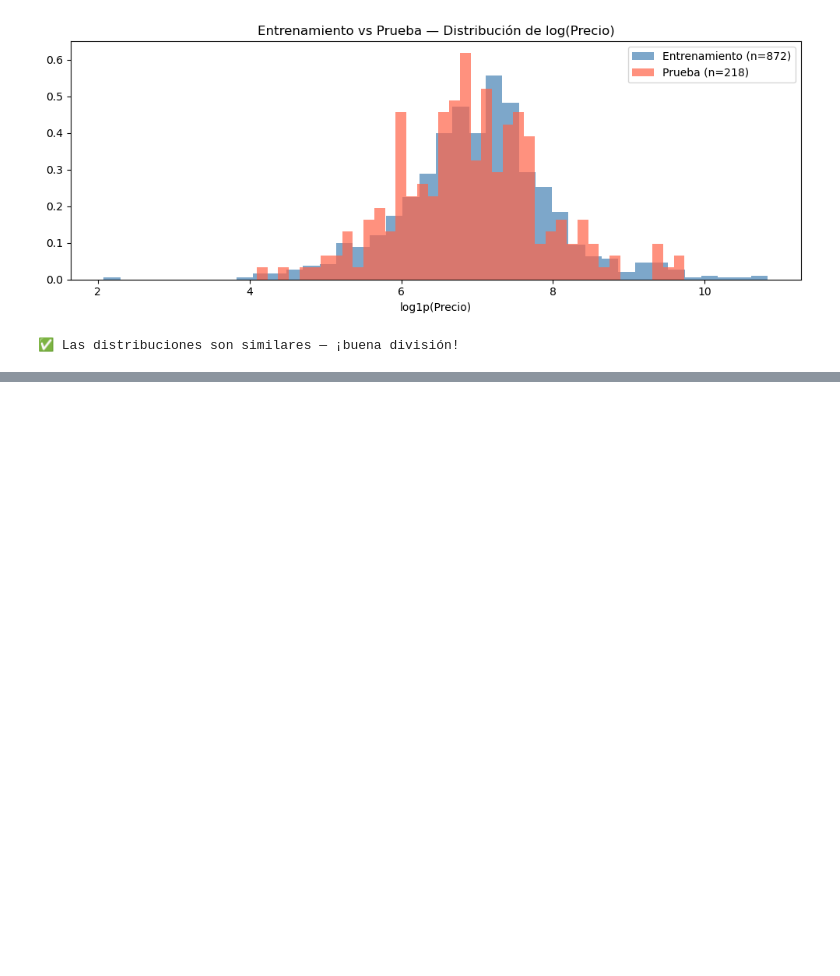
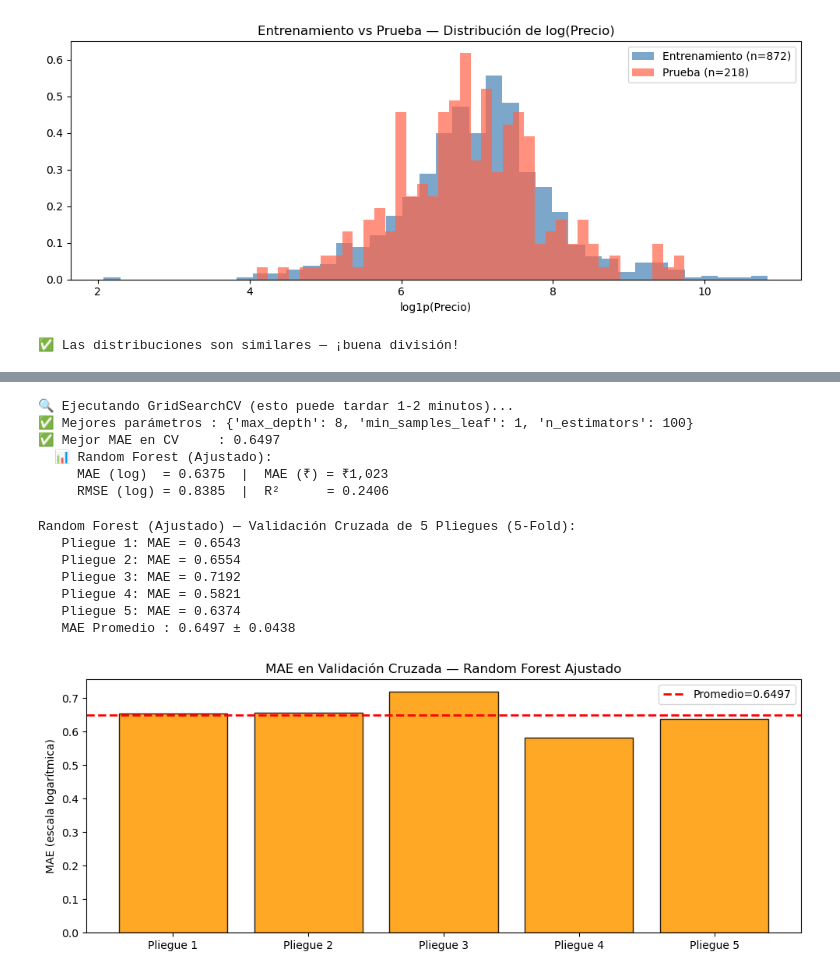
Before and after one commit to GuadalupeSaavedra/9AIEVND-ADND-Practicas-230349-2, a Jupyter notebook: Practica04/Practica04_230349.ipynb, the cells around one changed output, grey strips where cells are left out. Saved outputs shown, nothing was run; the diff lists cells and outputs as text; code cells hidden in the pictures; blank space fills up the shorter version.

```diff
--- a/Practica04/Practica04_230349.ipynb
+++ b/Practica04/Practica04_230349.ipynb
@@ -929,0 +1143,72 @@ Entrenamiento (Train): 872 | Prueba (Test): 218
+# %%
+# ============================================================
+# SECCIÓN 12 — GridSearchCV en Random Forest
+# ============================================================
+# Importar GridSearchCV para evitar posibles errores de ejecución
+from sklearn.model_selection import GridSearchCV
+
+parámetros_grid = {
+    'n_estimators' : [100, 200, 300],
+    'max_depth'    : [5, 8, 10, None],
+    'min_samples_leaf': [1, 3, 5],
+}
+
+print('🔍 Ejecutando GridSearchCV (esto puede tardar 1-2 minutos)...')
+búsqueda_cuadrícula = GridSearchCV(
+    RandomForestRegressor(random_state=42, n_jobs=-1),
+    parámetros_grid,
+    cv=5,
+    scoring='neg_mean_absolute_error',
+    n_jobs=-1,
+    verbose=0
+)
+búsqueda_cuadrícula.fit(X_train, y_train)
+
+print(f'✅ Mejores parámetros : {búsqueda_cuadrícula.best_params_}')
+print(f'✅ Mejor MAE en CV     : {-búsqueda_cuadrícula.best_score_:.4f}')
+
+# Evaluar el modelo ajustado
+mejor_rf = búsqueda_cuadrícula.best_estimator_
+mejor_pred = mejor_rf.predict(X_test)
+resultado_ajustado = evaluar_modelo('Random Forest (Ajustado)', y_test, mejor_pred)
+# %% [output]
+🔍 Ejecutando GridSearchCV (esto puede tardar 1-2 minutos)...
+✅ Mejores parámetros : {'max_depth': 8, 'min_samples_leaf': 1, 'n_estimators': 100}
+✅ Mejor MAE en CV     : 0.6497
+  📊 Random Forest (Ajustado):
+     MAE (log)  = 0.6375  |  MAE (₹) = ₹1,023
+     RMSE (log) = 0.8385  |  R²      = 0.2406
+# %%
+# Puntuaciones de validación cruzada — modelo ajustado
+from sklearn.model_selection import cross_val_score
+
+# CORRECCIÓN: Se cambió 'best_rf' por 'mejor_rf' y se usan los datos de entrenamiento
+puntuaciones_cv = cross_val_score(mejor_rf, X_train, y_train, cv=5,
+                                  scoring='neg_mean_absolute_error', n_jobs=-1)
+mae_cv = -puntuaciones_cv
+
+print('Random Forest (Ajustado) — Validación Cruzada de 5 Pliegues (5-Fold):')
+for i, score in enumerate(mae_cv):
+    print(f'   Pliegue {i+1}: MAE = {score:.4f}')
+print(f'   MAE Promedio : {mae_cv.mean():.4f} ± {mae_cv.std():.4f}')
+
+fig, ax = plt.subplots(figsize=(10, 4))
+ax.bar(range(1, 6), mae_cv, color='#FF9900', edgecolor='black', alpha=0.85)
+ax.axhline(mae_cv.mean(), color='red', linestyle='--', lw=2,
+           label=f'Promedio={mae_cv.mean():.4f}')
+ax.set_xticks(range(1, 6))
+ax.set_xticklabels([f'Pliegue {i}' for i in range(1, 6)])
+ax.set_title('MAE en Validación Cruzada — Random Forest Ajustado')
+ax.set_ylabel('MAE (escala logarítmica)')
+ax.legend()
+plt.tight_layout()
+plt.show()
+# %% [output]
+Random Forest (Ajustado) — Validación Cruzada de 5 Pliegues (5-Fold):
+   Pliegue 1: MAE = 0.6543
+   Pliegue 2: MAE = 0.6554
+   Pliegue 3: MAE = 0.7192
+   Pliegue 4: MAE = 0.5821
+   Pliegue 5: MAE = 0.6374
+   MAE Promedio : 0.6497 ± 0.0438
+[figure, added]
```
Also changed, not shown: parts of 16 cells of this notebook.
